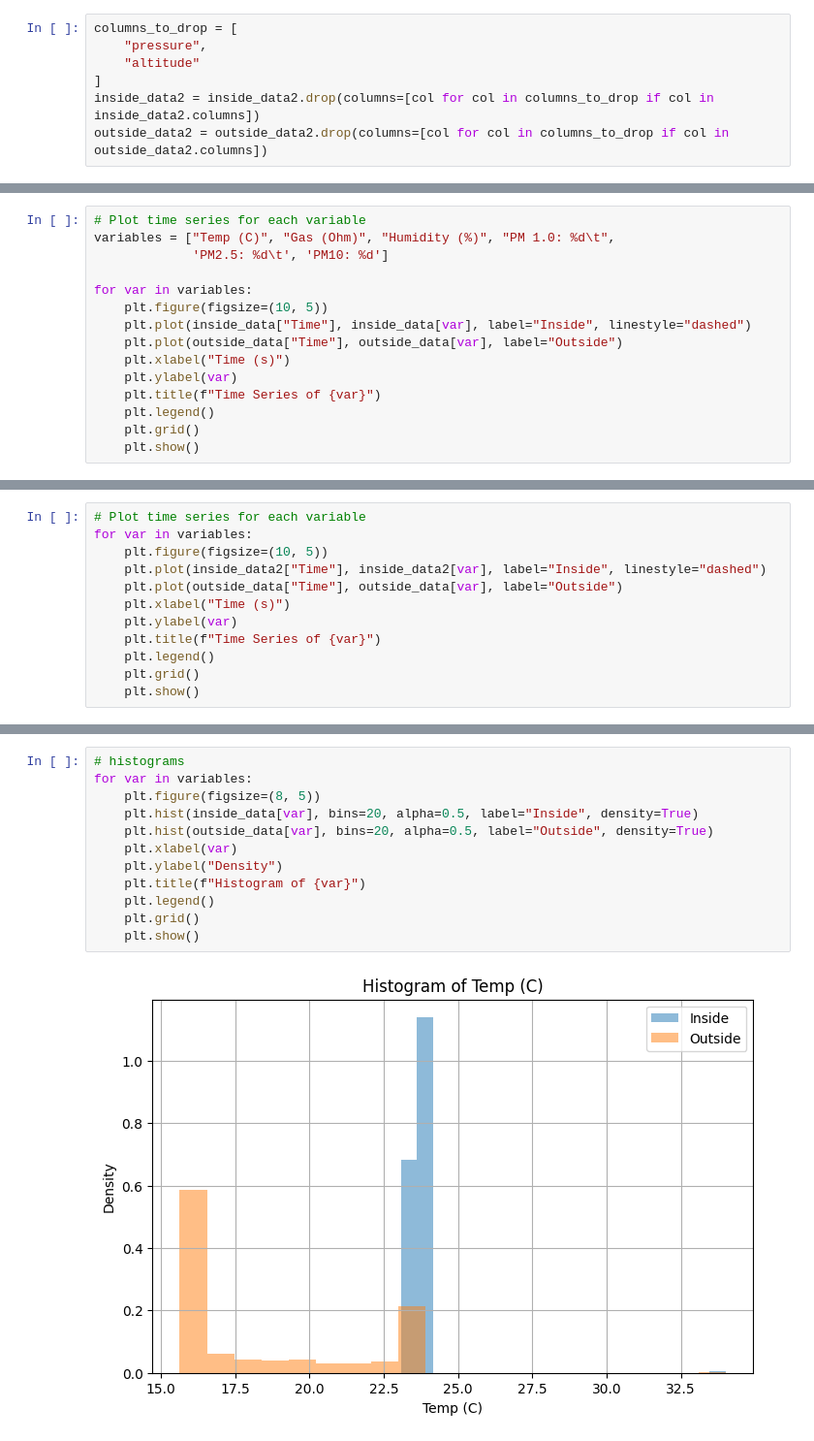
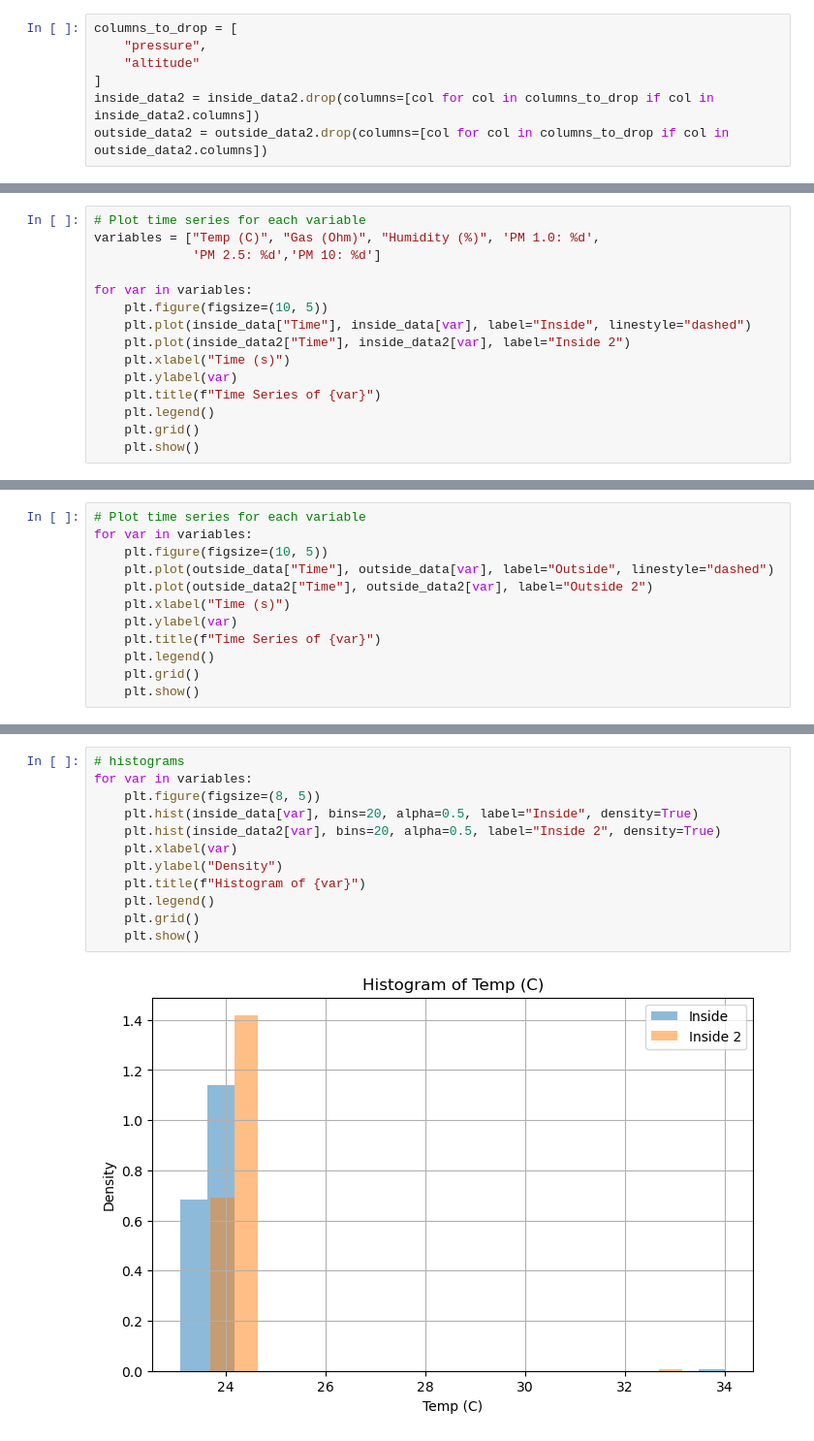
Before and after one commit to isaklavsky/E11_coolpeople, a Jupyter notebook: Week6_Comparison_Data.ipynb, the cells around one changed output, grey strips where cells are left out. Shown at 97% size. Cells and saved outputs as stored; diff of their text form.

```diff
--- a/Week6_Comparison_Data.ipynb
+++ b/Week6_Comparison_Data.ipynb
@@ -117,12 +102,12 @@ timenormalize(outside_data2)
 # %%
 # Plot time series for each variable
-variables = ["Temp (C)", "Gas (Ohm)", "Humidity (%)", "PM 1.0: %d\t",
-             'PM2.5: %d\t',	'PM10: %d']
+variables = ["Temp (C)", "Gas (Ohm)", "Humidity (%)", 'PM 1.0: %d',
+             'PM 2.5: %d','PM 10: %d']
 
 for var in variables:
     plt.figure(figsize=(10, 5))
     plt.plot(inside_data["Time"], inside_data[var], label="Inside", linestyle="dashed")
-    plt.plot(outside_data["Time"], outside_data[var], label="Outside")
+    plt.plot(inside_data2["Time"], inside_data2[var], label="Inside 2")
     plt.xlabel("Time (s)")
     plt.ylabel(var)
     plt.title(f"Time Series of {var}")
@@ -141,8 +125,8 @@ for var in variables:
 # Plot time series for each variable
 for var in variables:
     plt.figure(figsize=(10, 5))
-    plt.plot(inside_data2["Time"], inside_data2[var], label="Inside", linestyle="dashed")
-    plt.plot(outside_data["Time"], outside_data[var], label="Outside")
+    plt.plot(outside_data["Time"], outside_data[var], label="Outside", linestyle="dashed")
+    plt.plot(outside_data2["Time"], outside_data2[var], label="Outside 2")
     plt.xlabel("Time (s)")
     plt.ylabel(var)
     plt.title(f"Time Series of {var}")
@@ -152,14 +143,14 @@ for var in variables:
 # %%
 # histograms
 for var in variables:
     plt.figure(figsize=(8, 5))
     plt.hist(inside_data[var], bins=20, alpha=0.5, label="Inside", density=True)
-    plt.hist(outside_data[var], bins=20, alpha=0.5, label="Outside", density=True)
+    plt.hist(inside_data2[var], bins=20, alpha=0.5, label="Inside 2", density=True)
     plt.xlabel(var)
     plt.ylabel("Density")
     plt.title(f"Histogram of {var}")
     plt.legend()
     plt.grid()
     plt.show()
 # %% [output]
-[figure, old version]
+[figure, new version]
```
Also changed, not shown: parts of 10 cells of this notebook.
